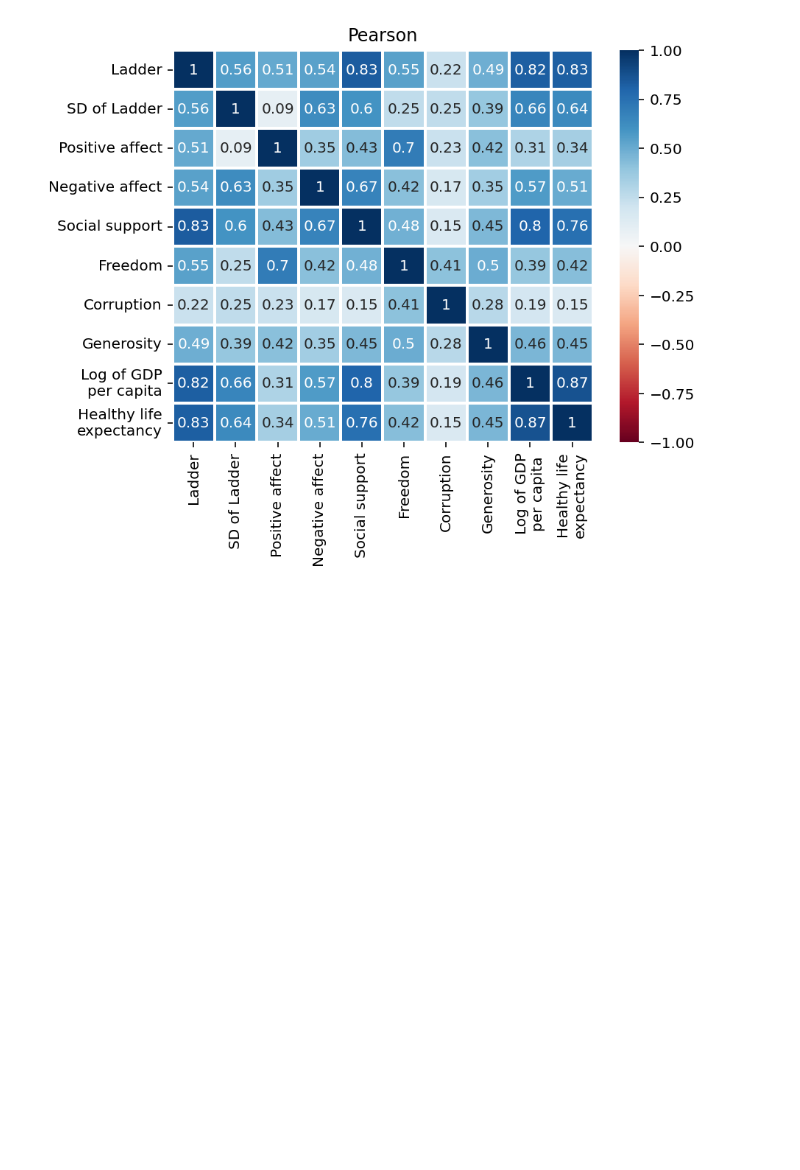
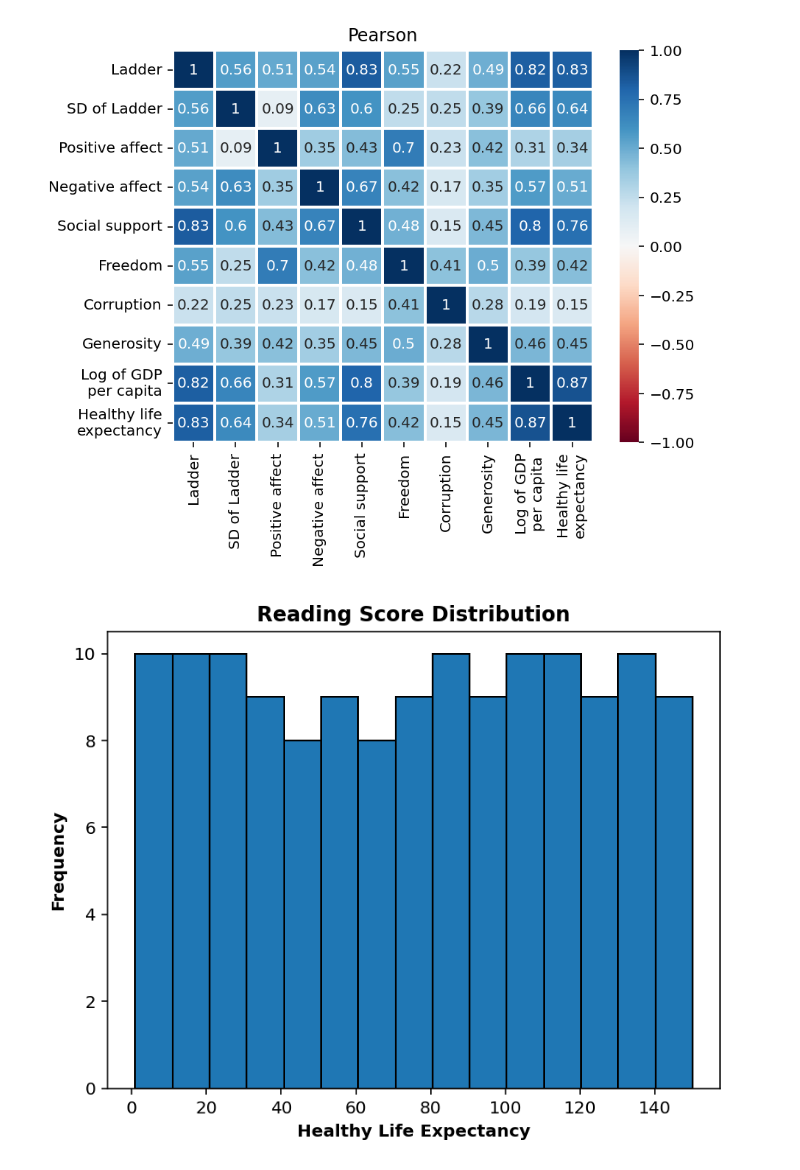
Before and after one commit to Anagha235/Clustering-and-Fitting, a Jupyter notebook: Clustering and Fitting.ipynb, the cells around one changed output. Cells and saved outputs as stored; diff of their text form; code cells hidden in the pictures; blank space fills up the shorter version.

```diff
--- a/Clustering and Fitting.ipynb
+++ b/Clustering and Fitting.ipynb
@@ -55,6 +59,31 @@ def heatmap ():
 heatmap()
 # %% [output]
 [figure]
+# %%
+def Distribution_of_reading_score ():
+    """
+    Plots an Histogram showing the distribution of reading score
+
+    Parameter:
+    reading score Column from DataFrame
+
+    Returns the histogram PLot
+    """
+    plt.figure(dpi = 144)
+
+    plt.hist(x, bins=15, edgecolor='black')
+    plt.xlabel('Healthy Life Expectancy' , fontweight = 'bold')
+    plt.ylabel('Frequency' , fontweight = 'bold')
+    plt.title('Reading Score Distribution' , fontweight = 'bold')
+    plt.show()
+
+
+#Retrieving the reading score from the Data set
+x = df['Healthy life\nexpectancy']
+
+Distribution_of_reading_score()
+# %% [output]
+[figure, added]
 # %%
 def linefunc(x,a,b):
     y = a*x + b
```
Also changed, not shown: parts of 8 cells of this notebook, 1 other file.
